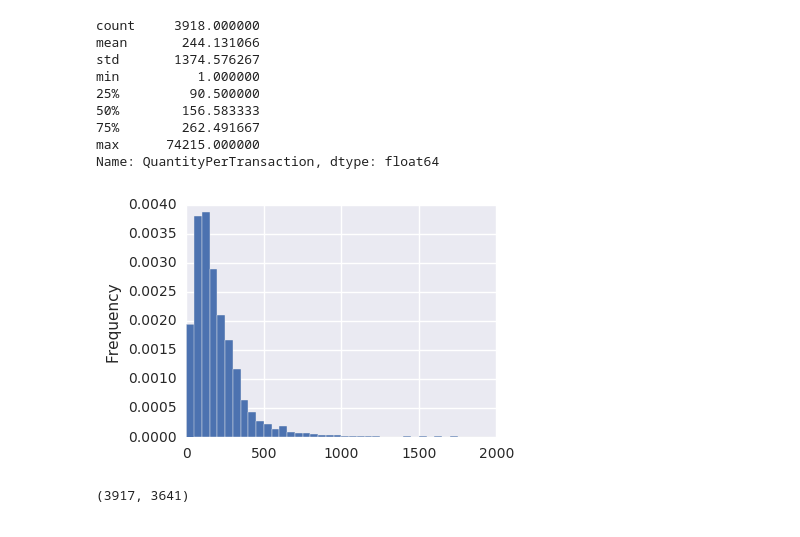
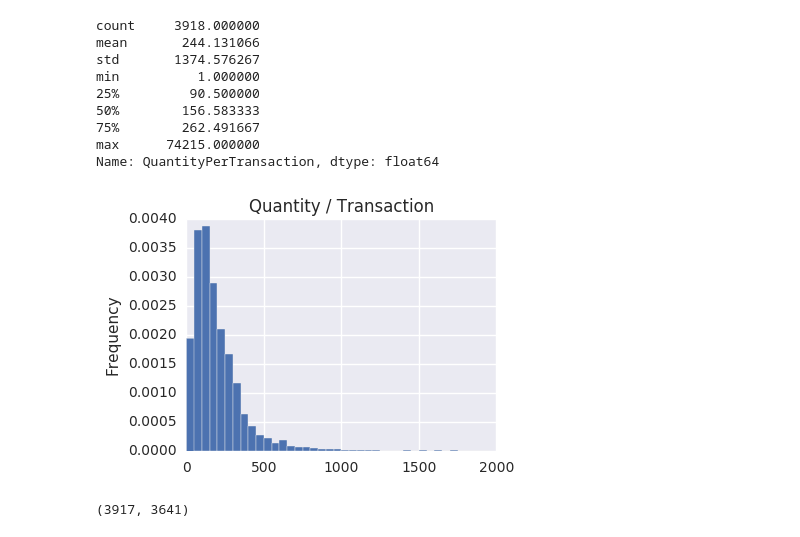
Before and after one commit to Fujiki-Nakamura/OnlineRetailAnalysis, a Jupyter notebook: MachineLearning/RFM.ipynb, the cells around one changed output. Saved outputs shown, nothing was run; the diff lists cells and outputs as text; code cells hidden in the pictures.

```diff
--- a/MachineLearning/RFM.ipynb
+++ b/MachineLearning/RFM.ipynb
@@ -259,10 +292,11 @@ Name: QuantityPerTransaction, dtype: float64
 # %%
 figsize = (4, 3)
 bins = np.arange(0, 2000, 50)
 df_uk_per_customer['QuantityPerTransaction'].plot(kind='hist', bins=bins, figsize=figsize, normed=True)
+plt.title('Quantity / Transaction')
 plt.show()
 # %% [output]
-[figure, old version]
+[figure, new version]
 # %%
 X.shape
 # %% [output]
```
Also changed, not shown: parts of 13 cells of this notebook, 5 other files.
